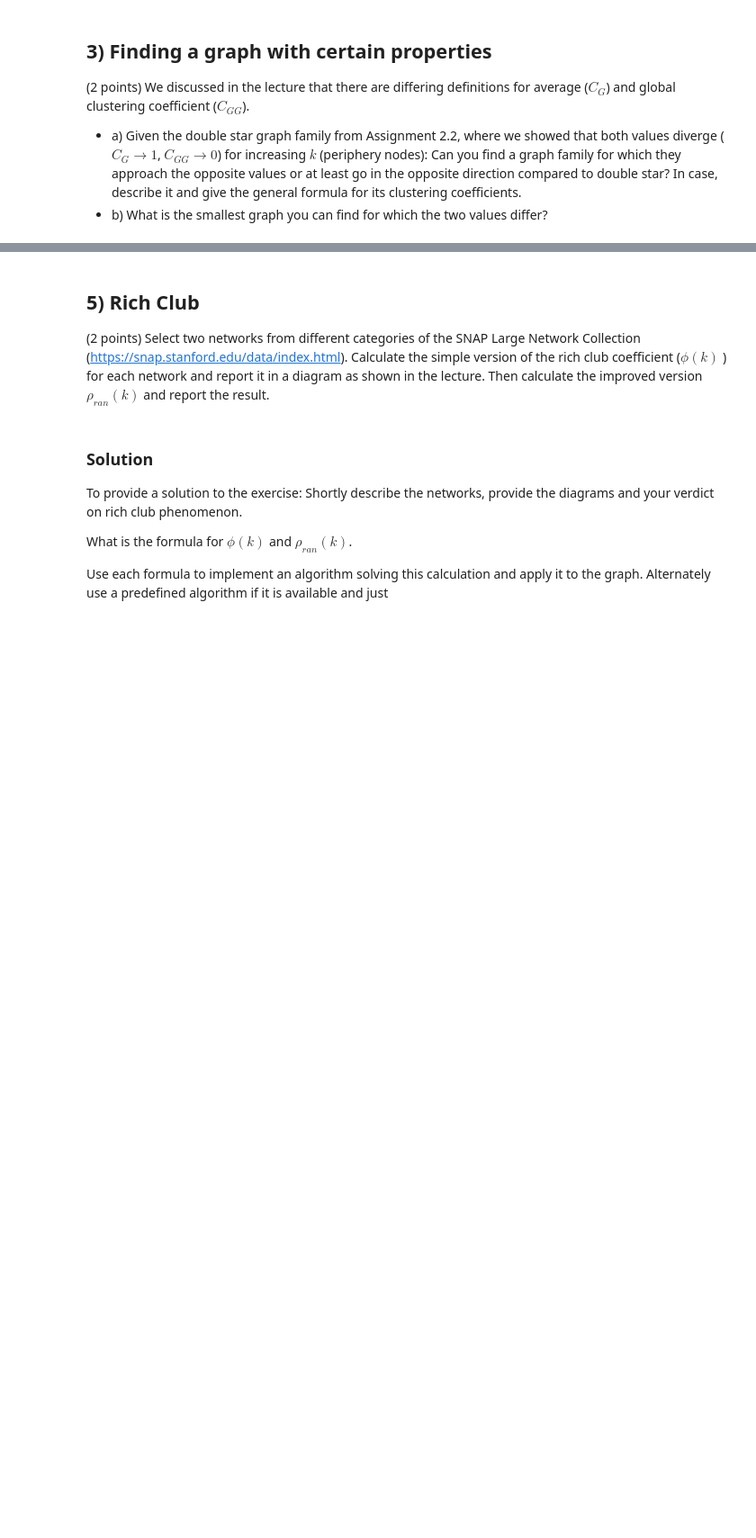
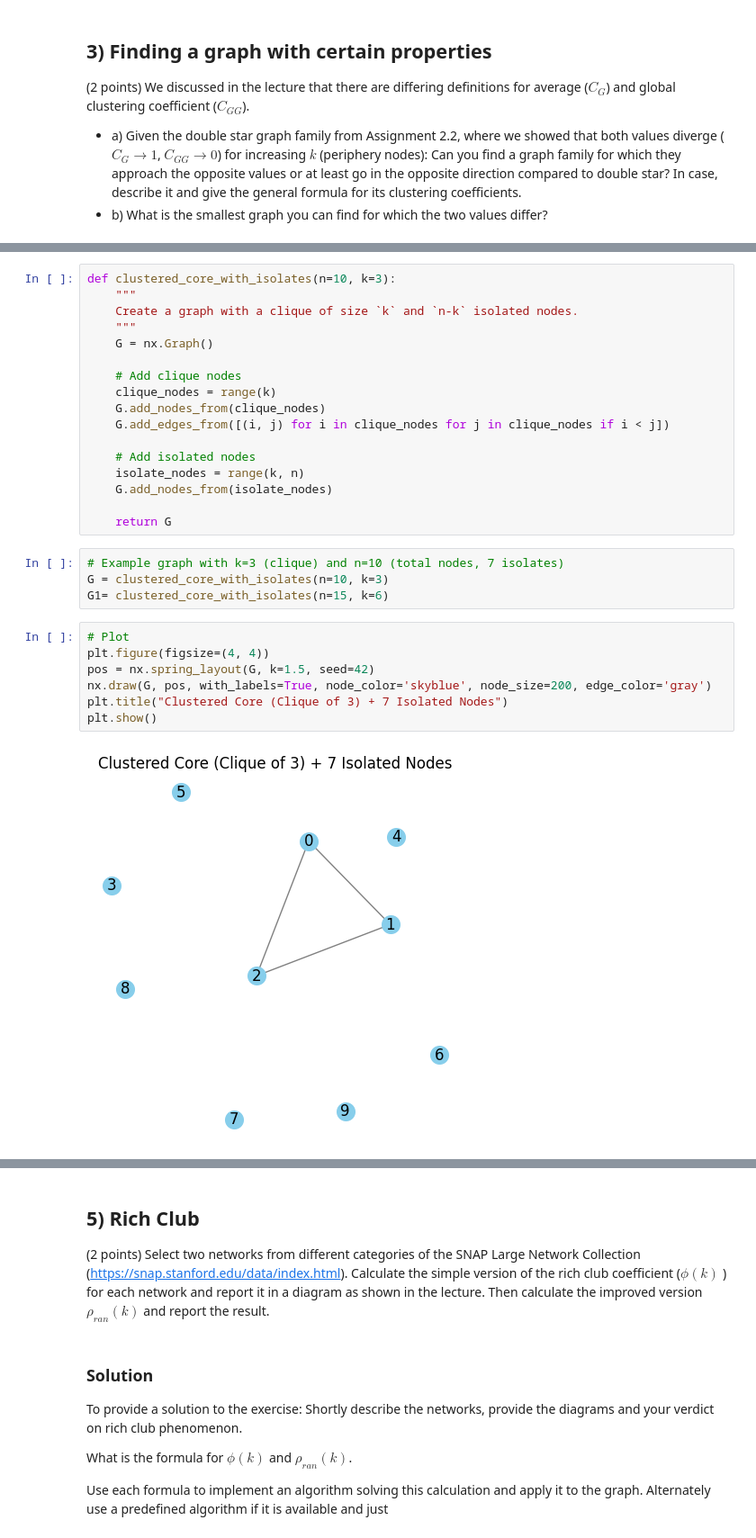
Before and after one commit to flupppi/networks, a Jupyter notebook: nbs/05_network_analysis.ipynb, the cells around one changed output, grey strips where cells are left out. Shown at 90% size. Drawn from its saved outputs; the diff is of its cells as text; blank space fills up the shorter version.

```diff
--- a/nbs/05_network_analysis.ipynb
+++ b/nbs/05_network_analysis.ipynb
@@ -264,0 +390,30 @@ Then plot the accumulated results.
+# %%
+def clustered_core_with_isolates(n=10, k=3):
+    """
+    Create a graph with a clique of size `k` and `n-k` isolated nodes.
+    """
+    G = nx.Graph()
+
+    # Add clique nodes
+    clique_nodes = range(k)
+    G.add_nodes_from(clique_nodes)
+    G.add_edges_from([(i, j) for i in clique_nodes for j in clique_nodes if i < j])
+
+    # Add isolated nodes
+    isolate_nodes = range(k, n)
+    G.add_nodes_from(isolate_nodes)
+
+    return G
+# %%
+# Example graph with k=3 (clique) and n=10 (total nodes, 7 isolates)
+G = clustered_core_with_isolates(n=10, k=3)
+G1= clustered_core_with_isolates(n=15, k=6)
+# %%
+# Plot
+plt.figure(figsize=(4, 4))
+pos = nx.spring_layout(G, k=1.5, seed=42)
+nx.draw(G, pos, with_labels=True, node_color='skyblue', node_size=200, edge_color='gray')
+plt.title("Clustered Core (Clique of 3) + 7 Isolated Nodes")
+plt.show()
+# %% [output]
+[figure, added]
```
Also changed, not shown: parts of 36 cells of this notebook.
